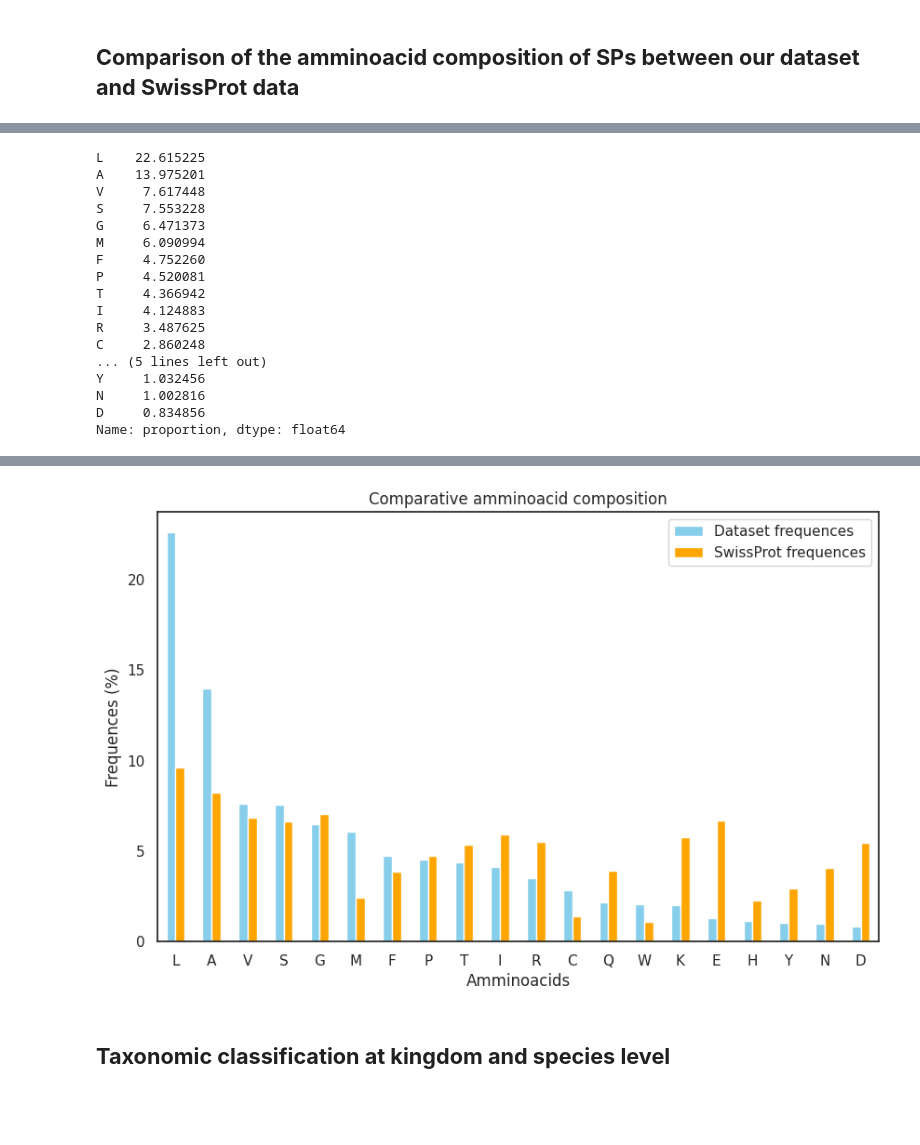
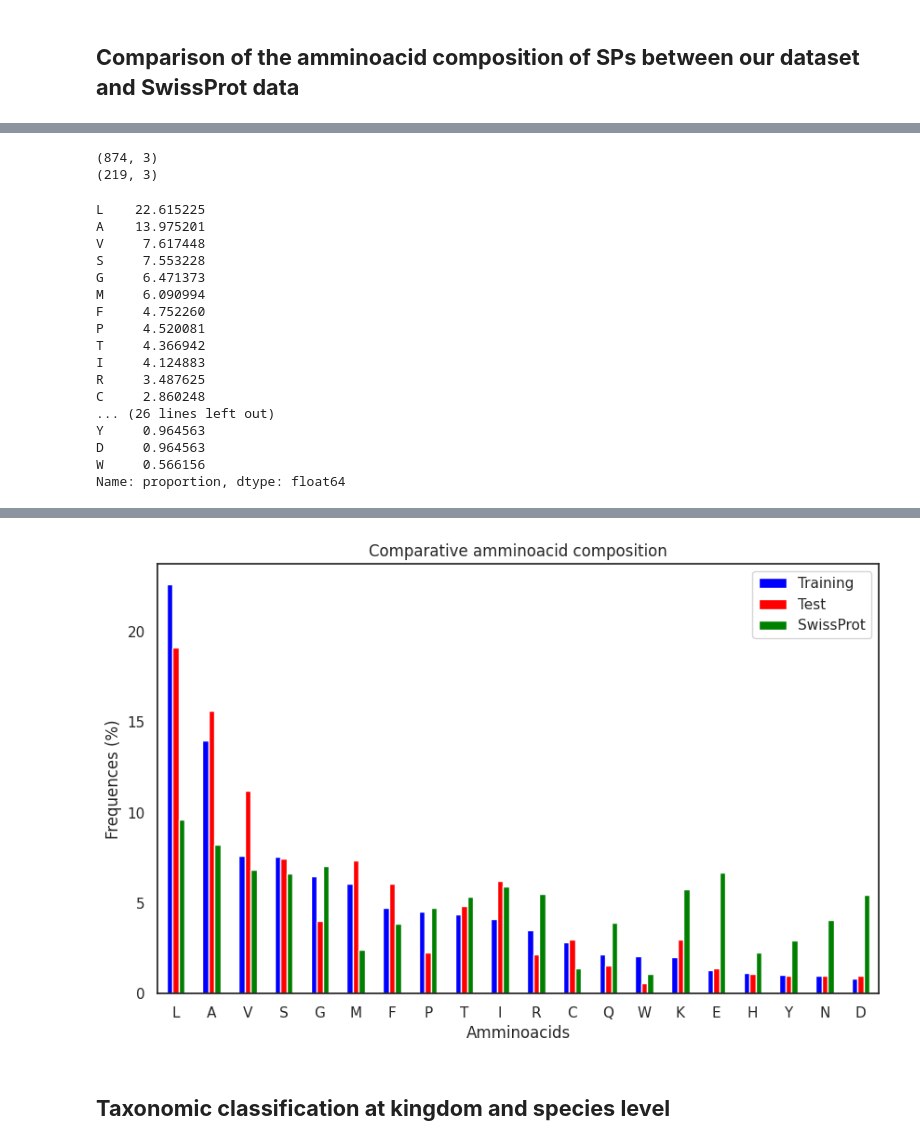
Before and after one commit to Amedeoxa/LAB2_project_group_N11, a Jupyter notebook: data_analysis/3_Data_analysis.ipynb, the cells around one changed output, grey strips where cells are left out. Drawn from its saved outputs; the diff is of its cells as text; code cells hidden in the pictures; blank space fills up the shorter version.

```diff
--- a/data_analysis/3_Data_analysis.ipynb
+++ b/data_analysis/3_Data_analysis.ipynb
@@ -38,4 +46,7 @@ positives['Log_seq_len'] = np.log10(positives['Sequence_length'])
 # %%
-negatives["Source"] = "negatives"
-positives["Source"] = "positives"
-training = pd.concat([negatives[['Log_seq_len', 'Source']], positives[['Log_seq_len', 'Source']]], ignore_index=True)
+negatives_train["Source"] = "negatives"
+positives_train["Source"] = "positives"
+training = pd.concat([negatives_train[['Log_seq_len', 'Source']], positives_train[['Log_seq_len', 'Source']]], ignore_index=True)
+negatives_test["Source"] = "negatives"
+positives_test["Source"] = "positives"
+test = pd.concat([negatives_test[['Log_seq_len', 'Source']], positives_test[['Log_seq_len', 'Source']]], ignore_index=True)
@@ -132,12 +162,29 @@ new_pos.tail(19)
+# %%
+new_pos_train = pos_seqs.merge(positives_train[['ID','Signal_peptide']], how='inner', left_on='id', right_on='ID')
+new_pos_train = new_pos_train.drop(columns=['ID'])
+print(new_pos_train.shape)
+new_pos_test = pos_seqs.merge(positives_test[['ID','Signal_peptide']], how='inner', left_on='id', right_on='ID')
+new_pos_test = new_pos_test.drop(columns=['ID'])
+print(new_pos_test.shape)
+# %% [output]
+(874, 3)
+(219, 3)
 # %%
 def cut_sp_sequence(row):
     return str(row['sequence'])[:row['Signal_peptide']]
-new_pos['sequence'] = new_pos.apply(cut_sp_sequence, axis=1)
-all_seq = new_pos['sequence'].str.cat()
-all_seq = pd.Series(list(all_seq))
-all_seq = all_seq[all_seq != 'X']
-frequences = all_seq.value_counts(normalize=True) * 100
-print(frequences)
+
+def frequences_calculator(dataset):
+  dataset['sp_sequence'] = dataset.apply(cut_sp_sequence, axis=1)
+  all_seq = dataset['sp_sequence'].str.cat()
+  all_seq = pd.Series(list(all_seq))
+  all_seq = all_seq[all_seq != 'X']
+  frequences = all_seq.value_counts(normalize=True) * 100
+  return frequences
+
+training_freq = frequences_calculator(new_pos_train)
+test_freq = frequences_calculator(new_pos_test)
+print(training_freq)
+print(test_freq)
 # %% [output]
 L    22.615225
 A    13.975201
@@ -151,10 +198,10 @@ T     4.366942
 I     4.124883
 R     3.487625
 C     2.860248
-... (5 lines left out)
-Y     1.032456
-N     1.002816
-D     0.834856
+... (26 lines left out)
+Y     0.964563
+D     0.964563
+W     0.566156
 Name: proportion, dtype: float64
 # %%
 aa_freq = {
@@ -185,16 +232,18 @@ P    4.74
 V    6.85
 dtype: float64
 # %%
-df = pd.concat([frequences, swissprot_freq], axis=1)
-ax = df.plot(kind="bar", figsize=(10,6), color=['skyblue', 'orange'])
-ax.legend(['Dataset frequences', 'SwissProt frequences'])
+name_b = 'Aminoacid_composition.png'
+df = pd.concat([training_freq, test_freq, swissprot_freq], axis=1)
+ax = df.plot(kind="bar", figsize=(10,6), color=['blue', 'red', 'green'])
+ax.legend(['Training', 'Test','SwissProt'])
 ax.set_ylabel("Frequences (%)")
 ax.set_xlabel("Amminoacids")
 ax.set_title("Comparative amminoacid composition")
 plt.xticks(rotation=0)
+plt.savefig(name_b, dpi=500, format='png')
 plt.show()
 # %% [output]
-[figure, old version]
+[figure, new version]
 # %% [markdown]
 ## **Taxonomic classification at kingdom and species level**
 # %%
```
Also changed, not shown: parts of 16 cells of this notebook.
